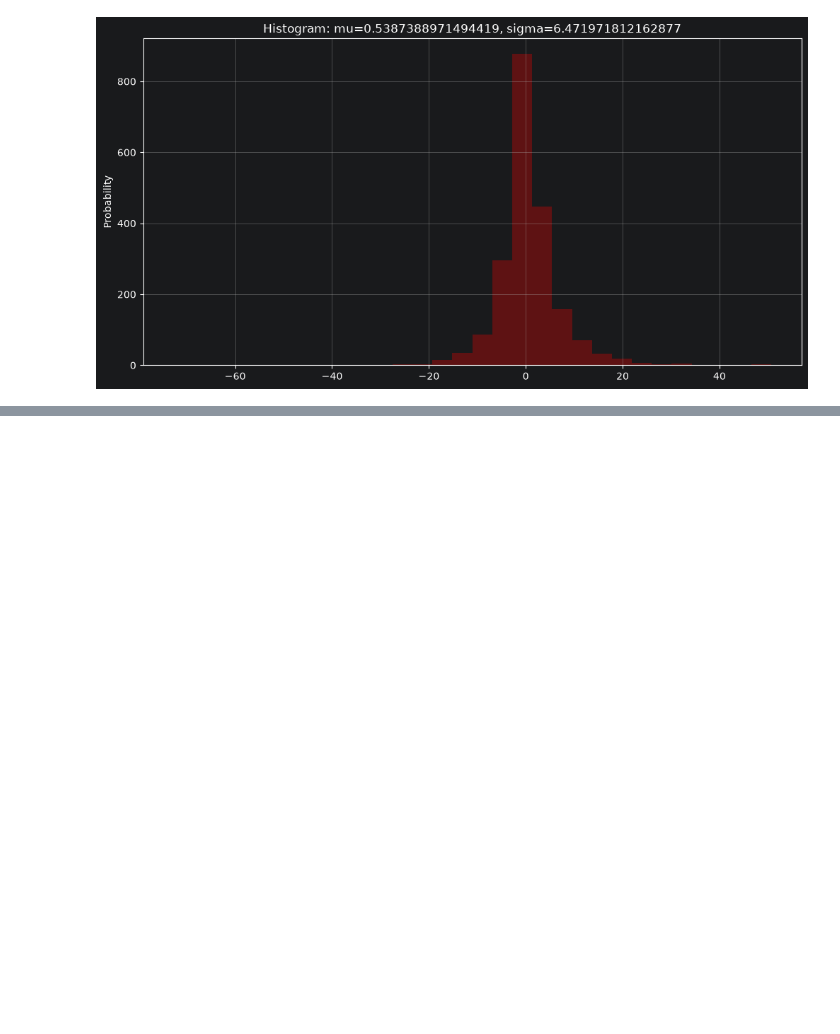
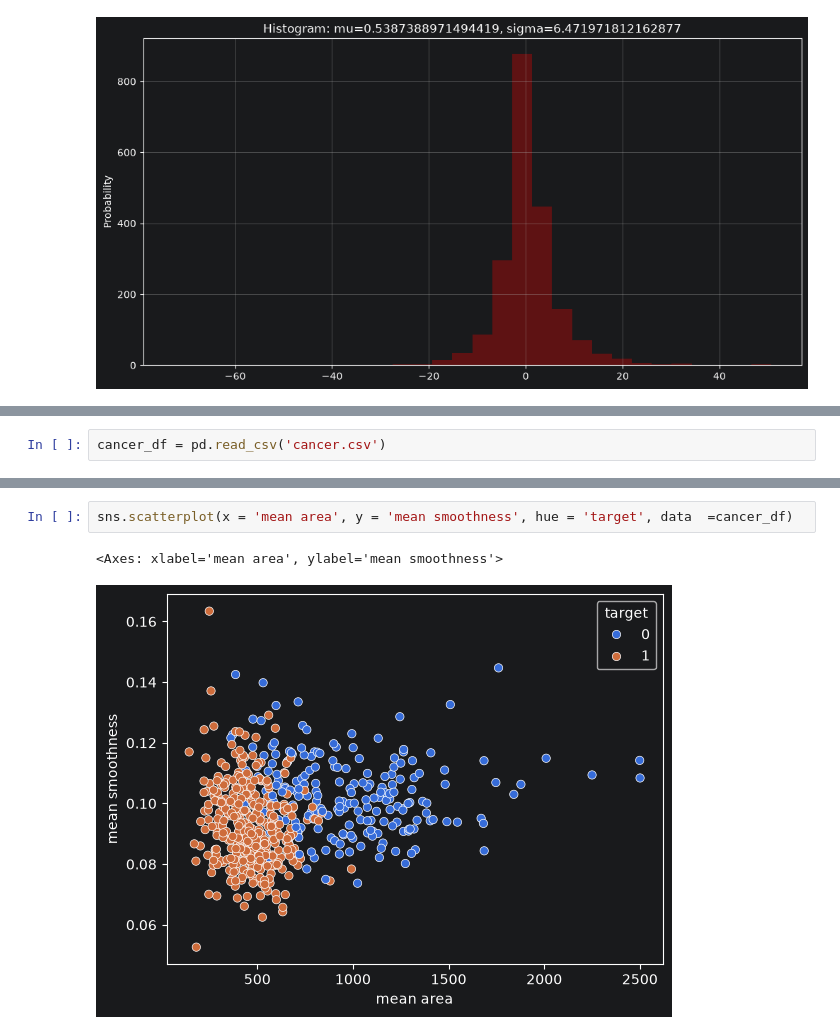
Before and after one commit to ahamedshaik16/pytorch-practice, a Jupyter notebook: notebooks/exploratory_data_analysis_4.ipynb, the cells around one changed output, grey strips where cells are left out. Saved outputs shown, nothing was run; the diff lists cells and outputs as text; blank space fills up the shorter version.

Commit message:
data frames

```diff
--- a/notebooks/exploratory_data_analysis_4.ipynb
+++ b/notebooks/exploratory_data_analysis_4.ipynb
@@ -200,0 +231,2 @@ Text(0.5, 1.0, 'Histogram: mu=0.5387388971494419, sigma=6.471971812162877')
+# %%
+cancer_df = pd.read_csv('cancer.csv')
@@ -200,0 +258,5 @@ Text(0.5, 1.0, 'Histogram: mu=0.5387388971494419, sigma=6.471971812162877')
+# %%
+sns.scatterplot(x = 'mean area', y = 'mean smoothness', hue = 'target', data  =cancer_df)
+# %% [output]
+<Axes: xlabel='mean area', ylabel='mean smoothness'>
+[figure, added]
```
Also changed, not shown: parts of 7 cells of this notebook.
